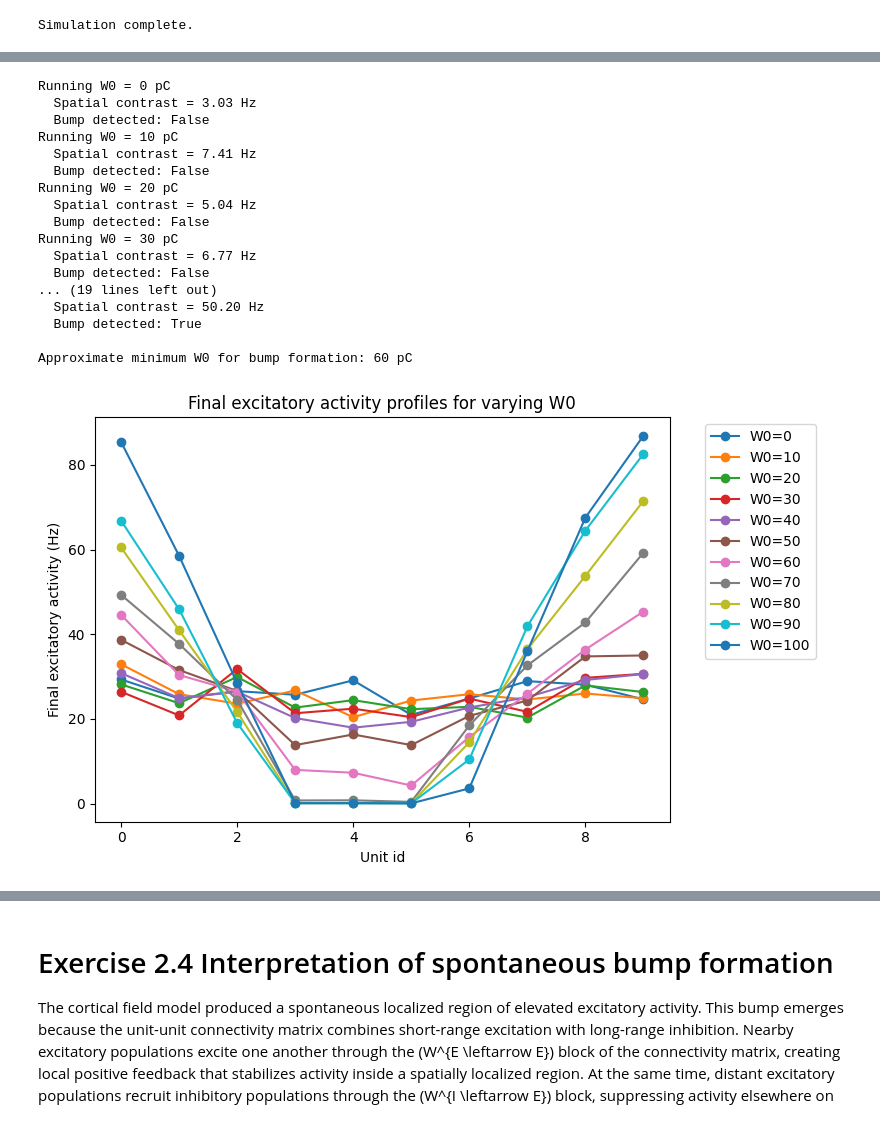
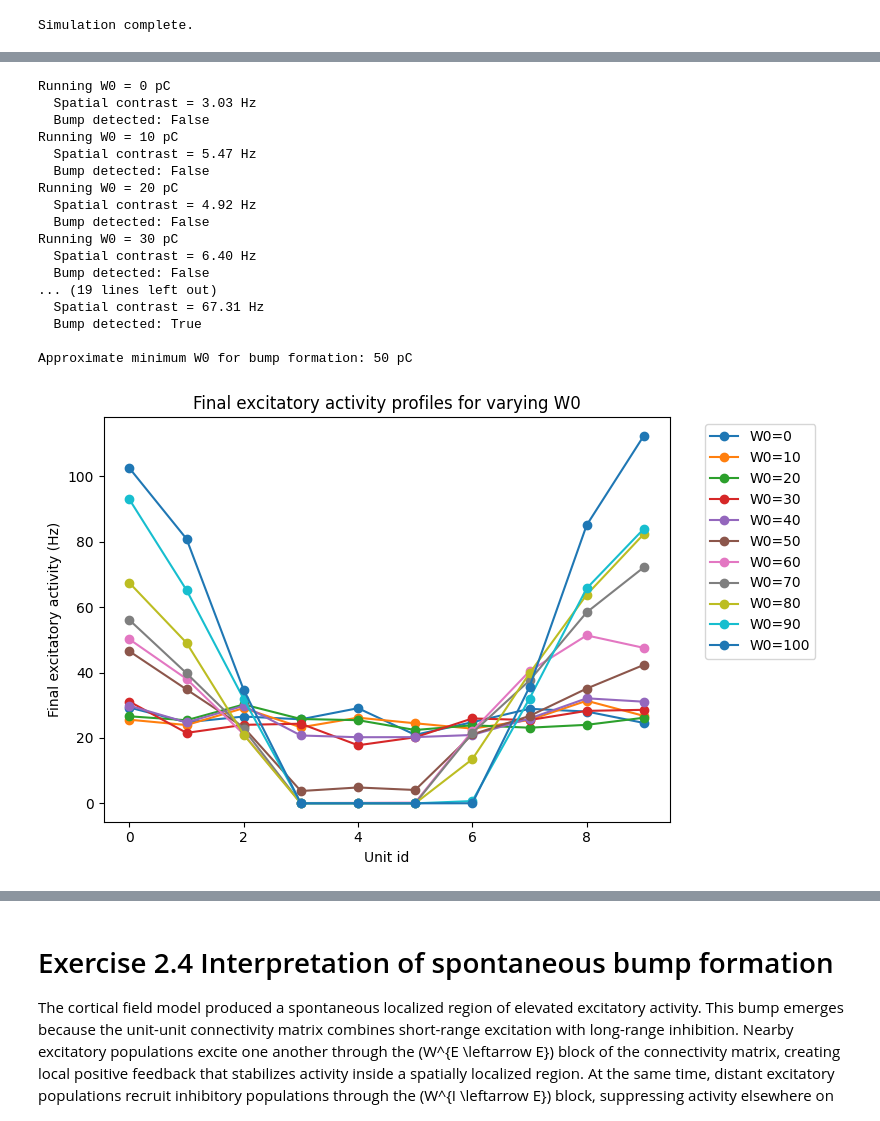
Before and after one commit to toscanerevillard/neuronal_dynamics, a Jupyter notebook: notebooks/ex2_field_model.ipynb, the cells around one changed output, grey strips where cells are left out. Cells and saved outputs as stored; diff of their text form; code cells hidden in the pictures.

```diff
--- a/notebooks/ex2_field_model.ipynb
+++ b/notebooks/ex2_field_model.ipynb
@@ -713,7 +714,7 @@ W0_values = np.arange(0, 110, 10)
 T_sweep_ms = 200.0
 n_steps_sweep = int(round(T_sweep_ms / dt))
 
-alpha_rate_sweep = 0.98
+alpha_rate_sweep = 0.98  # only for visualization / bump detection smoothing
 delay_steps = int(round(tau_delay_ms / dt))
 
 bump_threshold_hz = 20.0
@@ -762,15 +763,18 @@ for W0_test in W0_values:
 
         units_test.append(unit)
 
-    r_E_test = np.zeros((n_steps_sweep, Nunits), dtype=float)
-    r_I_test = np.zeros((n_steps_sweep, Nunits), dtype=float)
+    r_E_test_raw = np.zeros((n_steps_sweep, Nunits), dtype=float)
+    r_I_test_raw = np.zeros((n_steps_sweep, Nunits), dtype=float)
+
+    r_E_test_plot = np.zeros((n_steps_sweep, Nunits), dtype=float)
+    r_I_test_plot = np.zeros((n_steps_sweep, Nunits), dtype=float)
 
     for k in range(n_steps_sweep):
 
         if k >= delay_steps:
             delayed_activity = np.concatenate([
-                r_E_test[k - delay_steps],
-                r_I_test[k - delay_steps],
+                r_E_test_raw[k - delay_steps],
+                r_I_test_raw[k - delay_steps],
             ])
         else:
             delayed_activity = np.zeros(2 * Nunits, dtype=float)
@@ -786,21 +790,24 @@ for W0_test in W0_values:
                 I_I=I_I_units[alpha],
             )
 
+            r_E_test_raw[k, alpha] = rE_alpha
+            r_I_test_raw[k, alpha] = rI_alpha
+
             if k == 0:
-                r_E_test[k, alpha] = rE_alpha
-                r_I_test[k, alpha] = rI_alpha
+                r_E_test_plot[k, alpha] = rE_alpha
+                r_I_test_plot[k, alpha] = rI_alpha
             else:
-                r_E_test[k, alpha] = (
-                    alpha_rate_sweep * r_E_test[k - 1, alpha]
+                r_E_test_plot[k, alpha] = (
+                    alpha_rate_sweep * r_E_test_plot[k - 1, alpha]
                     + (1 - alpha_rate_sweep) * rE_alpha
                 )
 
-                r_I_test[k, alpha] = (
-                    alpha_rate_sweep * r_I_test[k - 1, alpha]
+                r_I_test_plot[k, alpha] = (
+                    alpha_rate_sweep * r_I_test_plot[k - 1, alpha]
                     + (1 - alpha_rate_sweep) * rI_alpha
                 )
 
-    final_profile_hz = 1000.0 * r_E_test[-1]
+    final_profile_hz = 1000.0 * r_E_test_plot[-1]
     final_profiles.append(final_profile_hz)
 
     spatial_contrast = final_profile_hz.max() - final_profile_hz.mean()
@@ -824,39 +831,39 @@ else:
 plt.figure(figsize=(8, 5))
 
 for i, W0_test in enumerate(W0_values):
     plt.plot(
         np.arange(Nunits),
         final_profiles[i],
         marker="o",
         label=f"W0={W0_test}"
     )
 
 plt.xlabel("Unit id")
 plt.ylabel("Final excitatory activity (Hz)")
 plt.title("Final excitatory activity profiles for varying W0")
 plt.legend(bbox_to_anchor=(1.05, 1), loc="upper left")
 plt.tight_layout()
 plt.savefig(FIGURES_DIR / "ex2_5_activity_profiles_varying_W0.png", dpi=300)
 plt.show()
 # %% [output]
 Running W0 = 0 pC
   Spatial contrast = 3.03 Hz
   Bump detected: False
 Running W0 = 10 pC
-  Spatial contrast = 7.41 Hz
+  Spatial contrast = 5.47 Hz
   Bump detected: False
 Running W0 = 20 pC
-  Spatial contrast = 5.04 Hz
+  Spatial contrast = 4.92 Hz
   Bump detected: False
 Running W0 = 30 pC
-  Spatial contrast = 6.77 Hz
+  Spatial contrast = 6.40 Hz
   Bump detected: False
 ... (19 lines left out)
-  Spatial contrast = 50.20 Hz
+  Spatial contrast = 67.31 Hz
   Bump detected: True
 
-Approximate minimum W0 for bump formation: 60 pC
+Approximate minimum W0 for bump formation: 50 pC
-[figure, old version]
+[figure, new version]
 # %%
 # Purpose:
 # Test whether the cortical field model can track the location of a time-varying localized stimulus.
```
Also changed, not shown: parts of 4 cells of this notebook, 10 other files.
